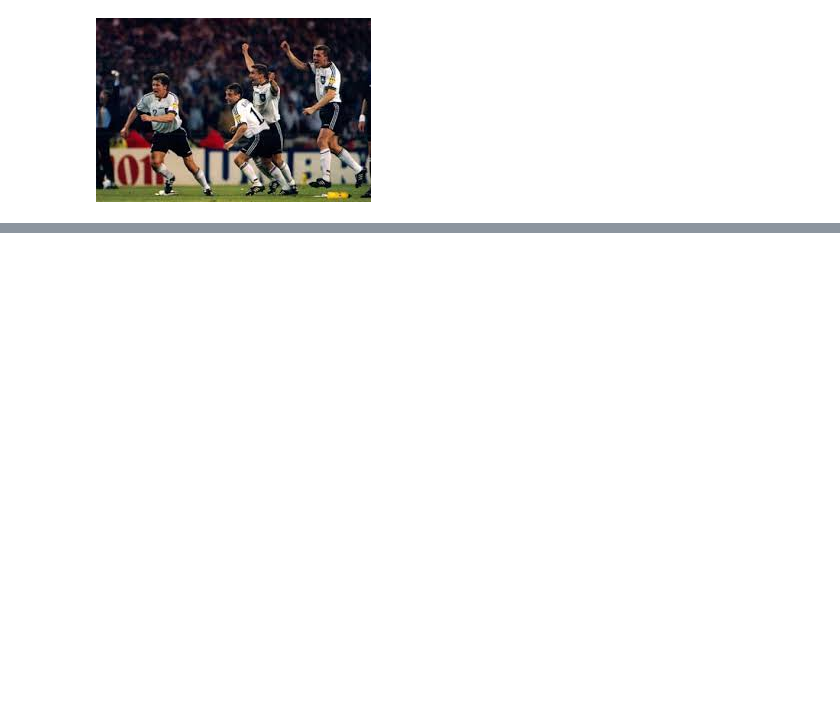
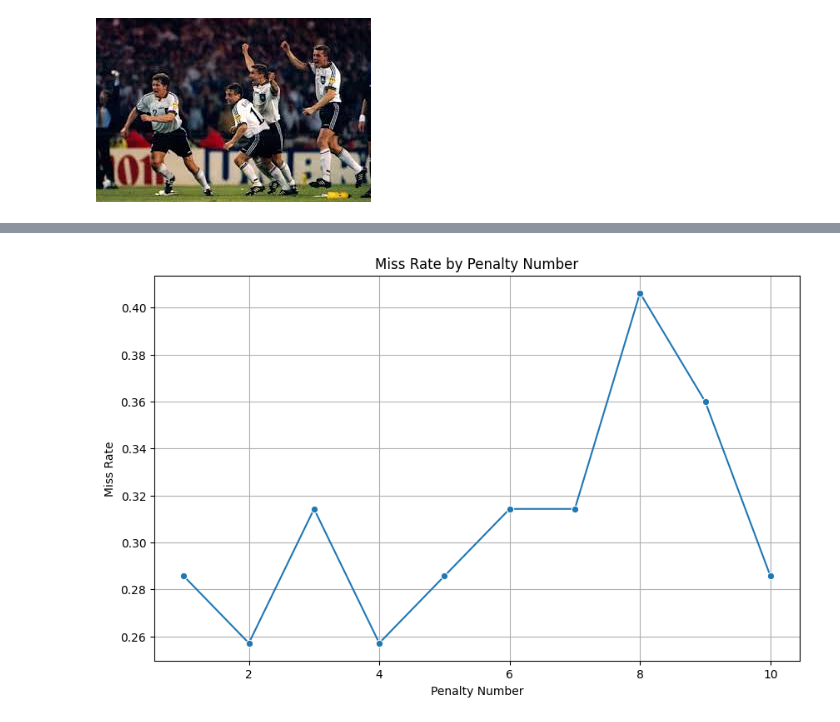
Before and after one commit to RolfeySBG/coffee-and-coding, a Jupyter notebook: Football Data with Pandas/walkthrough.ipynb, the cells around one changed output, grey strips where cells are left out. Saved outputs shown, nothing was run; the diff lists cells and outputs as text; code cells hidden in the pictures; blank space fills up the shorter version.

Commit message:
new penalty dataset

```diff
--- a/Football Data with Pandas/walkthrough.ipynb
+++ b/Football Data with Pandas/walkthrough.ipynb
@@ -233,0 +276,9 @@ If more data were collected:
+# %%
+# Calculate miss rate (1 - Goal) for each Penalty_Number, and just take the first 10 penalities of the shootout
+miss_rates = df.groupby('Penalty_Number')['Goal'].apply(lambda x: 1 - x.mean()).reset_index()[:-2]
+
+# Rename columns for clarity
+miss_rates.columns = ['Penalty_Number', 'Miss_Rate']
+
+# Display the miss rates
+print(miss_rates)
@@ -233,0 +297,10 @@ If more data were collected:
+# %%
+plt.figure(figsize=(10, 6))
+sns.lineplot(data=miss_rates, x='Penalty_Number', y='Miss_Rate', marker='o')
+plt.title('Miss Rate by Penalty Number')
+plt.xlabel('Penalty Number')
+plt.ylabel('Miss Rate')
+plt.grid(True)
+plt.show()
+# %% [output]
+[figure, added]
```
Also changed, not shown: parts of 65 cells of this notebook, 2 other files.
